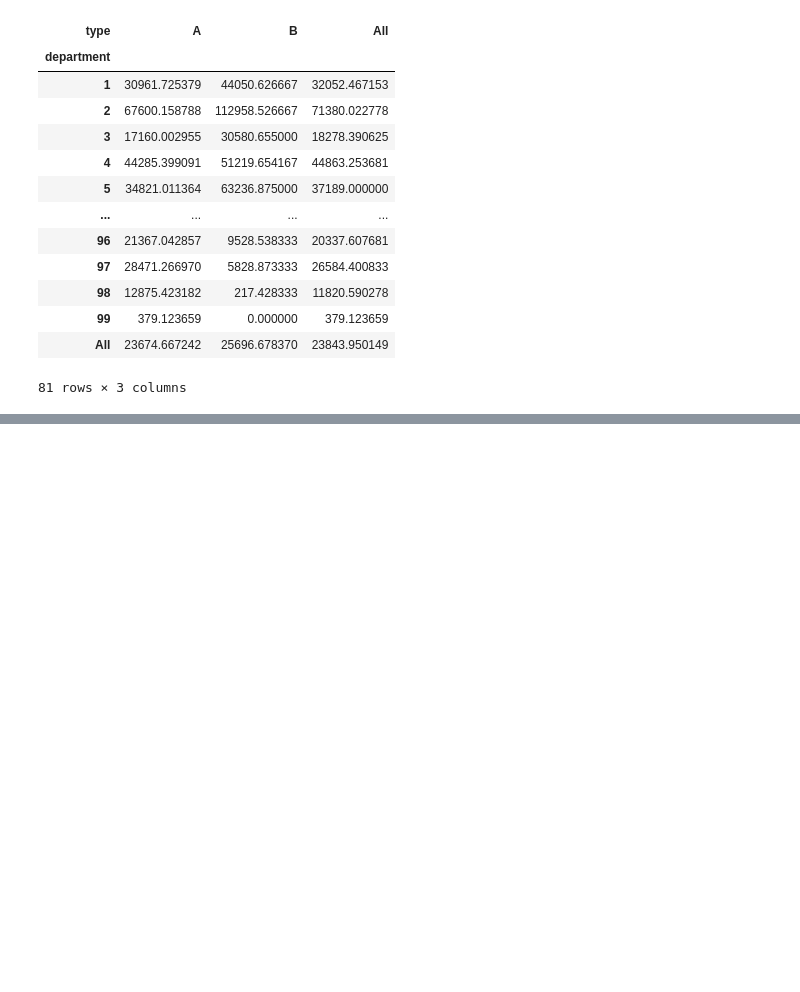
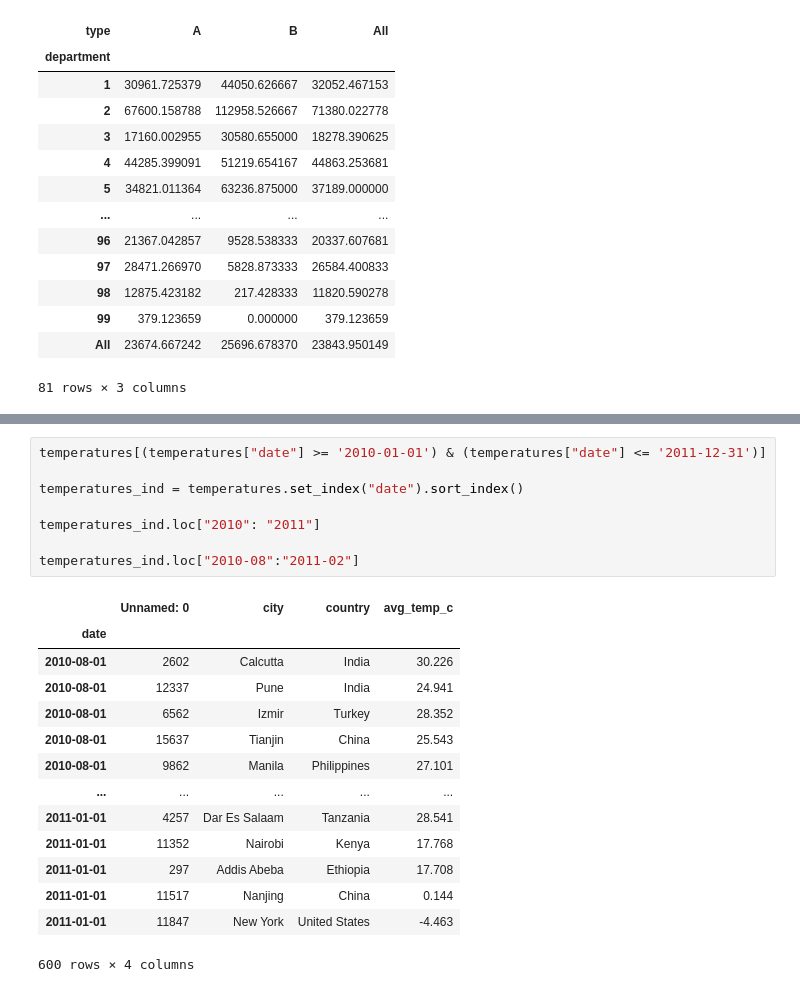
Before and after one commit to Code-Pizza/PythonDataScienceDataCamp, a Jupyter notebook: Data Manipulation with Pandas/Data Manipulation with Pandas.ipynb, the cells around one changed output, grey strips where cells are left out. Saved outputs shown, nothing was run; the diff lists cells and outputs as text; blank space fills up the shorter version.

```diff
--- a/Data Manipulation with Pandas/Data Manipulation with Pandas.ipynb
+++ b/Data Manipulation with Pandas/Data Manipulation with Pandas.ipynb
@@ -1056,0 +1419,23 @@ sales.pivot_table(values = "weekly_sales", index = "department", columns = "type
+# %%
+temperatures[(temperatures["date"] >= '2010-01-01') & (temperatures["date"] <= '2011-12-31')]
+
+temperatures_ind = temperatures.set_index("date").sort_index()
+
+temperatures_ind.loc["2010": "2011"]
+
+temperatures_ind.loc["2010-08":"2011-02"]
+# %% [output]
+|  | Unnamed: 0 | city | country | avg_temp_c |
+| date |  |  |  |  |
+| 2010-08-01 | 2602 | Calcutta | India | 30.226 |
+| 2010-08-01 | 12337 | Pune | India | 24.941 |
+| 2010-08-01 | 6562 | Izmir | Turkey | 28.352 |
+| 2010-08-01 | 15637 | Tianjin | China | 25.543 |
+| 2010-08-01 | 9862 | Manila | Philippines | 27.101 |
+| ... | ... | ... | ... | ... |
+| 2011-01-01 | 4257 | Dar Es Salaam | Tanzania | 28.541 |
+| 2011-01-01 | 11352 | Nairobi | Kenya | 17.768 |
+| 2011-01-01 | 297 | Addis Abeba | Ethiopia | 17.708 |
+| 2011-01-01 | 11517 | Nanjing | China | 0.144 |
+| 2011-01-01 | 11847 | New York | United States | -4.463 |
+600 rows × 4 columns
```
Also changed, not shown: parts of 33 cells of this notebook, 2 other files.
